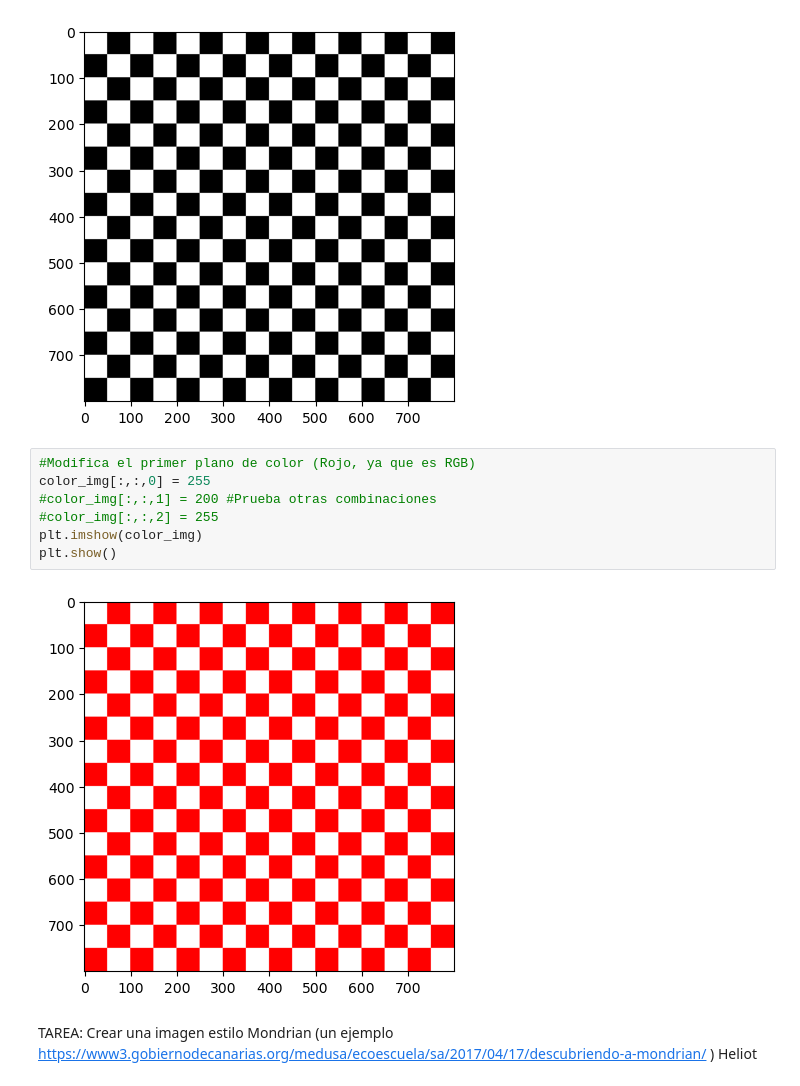
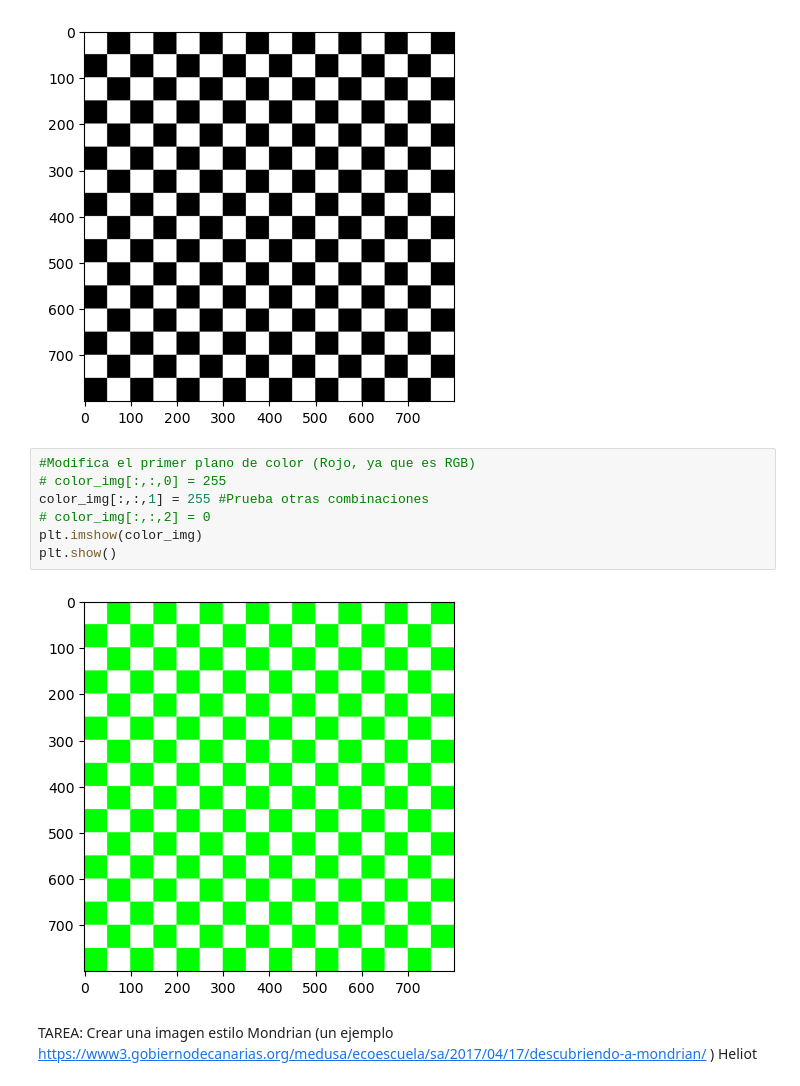
Before and after one commit to kratoscordoba7/VCP1, a Jupyter notebook: VC_P1 copy.ipynb, the cells around one changed output. Drawn from its saved outputs; the diff is of its cells as text.

```diff
--- a/VC_P1 copy.ipynb
+++ b/VC_P1 copy.ipynb
@@ -102,12 +102,12 @@ plt.show()
 [figure]
 # %%
 #Modifica el primer plano de color (Rojo, ya que es RGB)
-color_img[:,:,0] = 255
-#color_img[:,:,1] = 200 #Prueba otras combinaciones
-#color_img[:,:,2] = 255
+# color_img[:,:,0] = 255
+color_img[:,:,1] = 255 #Prueba otras combinaciones
+# color_img[:,:,2] = 0
 plt.imshow(color_img)
 plt.show()
 # %% [output]
-[figure, old version]
+[figure, new version]
 # %% [markdown]
 TAREA: Crear una imagen estilo Mondrian (un ejemplo https://www3.gobiernodecanarias.org/medusa/ecoescuela/sa/2017/04/17/descubriendo-a-mondrian/ ) Heliot
```
Also changed, not shown: parts of 5 cells of this notebook.
